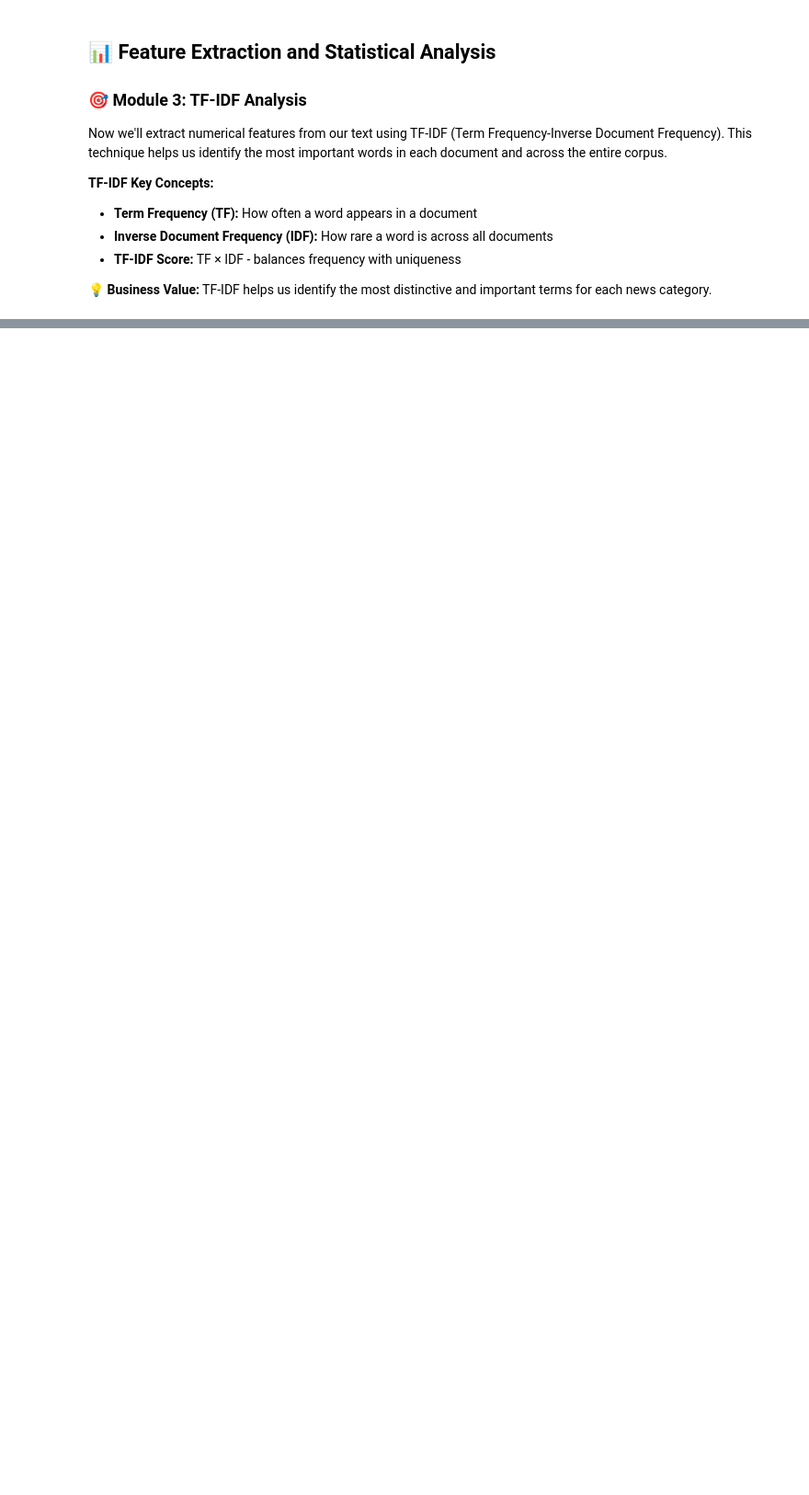
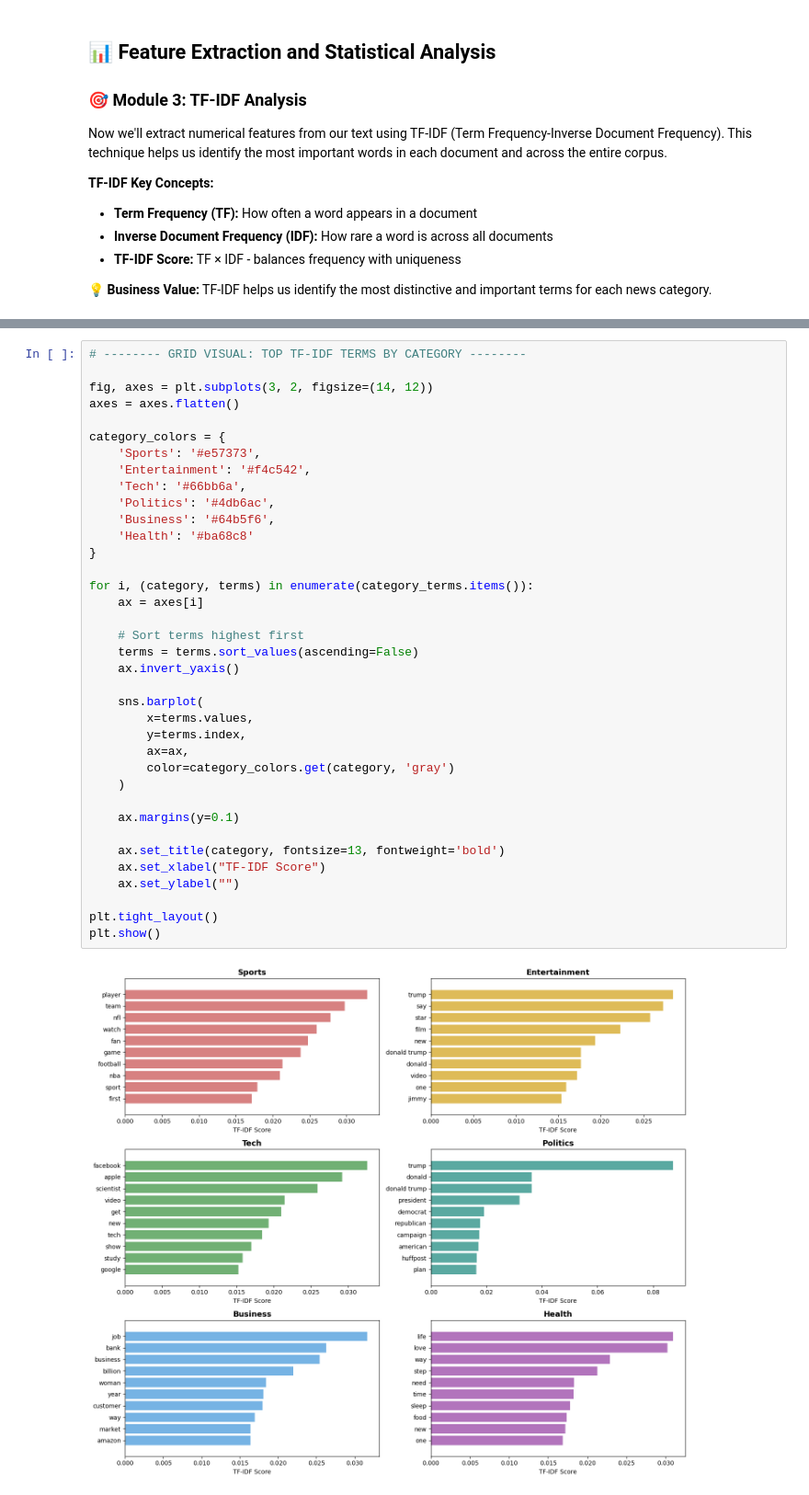
Before and after one commit to Nichelleg/ITAI2373-NewsBot-Midterm, a Jupyter notebook: Midterm_NewsBot_Intelligence_System_student.ipynb, the cells around one changed output, grey strips where cells are left out. Shown at 92% size. Cells and saved outputs as stored; diff of their text form; blank space fills up the shorter version.

```diff
--- a/Midterm_NewsBot_Intelligence_System_student.ipynb
+++ b/Midterm_NewsBot_Intelligence_System_student.ipynb
@@ -422,0 +623,39 @@ for category in categories:
+# %%
+# -------- GRID VISUAL: TOP TF-IDF TERMS BY CATEGORY --------
+
+fig, axes = plt.subplots(3, 2, figsize=(14, 12))
+axes = axes.flatten()
+
+category_colors = {
+    'Sports': '#e57373',
+    'Entertainment': '#f4c542',
+    'Tech': '#66bb6a',
+    'Politics': '#4db6ac',
+    'Business': '#64b5f6',
+    'Health': '#ba68c8'
+}
+
+for i, (category, terms) in enumerate(category_terms.items()):
+    ax = axes[i]
+
+    # Sort terms highest first
+    terms = terms.sort_values(ascending=False)
+    ax.invert_yaxis()
+
+    sns.barplot(
+        x=terms.values,
+        y=terms.index,
+        ax=ax,
+        color=category_colors.get(category, 'gray')
+    )
+
+    ax.margins(y=0.1)
+
+    ax.set_title(category, fontsize=13, fontweight='bold')
+    ax.set_xlabel("TF-IDF Score")
+    ax.set_ylabel("")
+
+plt.tight_layout()
+plt.show()
+# %% [output]
+[figure, added]
```
Also changed, not shown: parts of 42 cells of this notebook, 3 other files.
